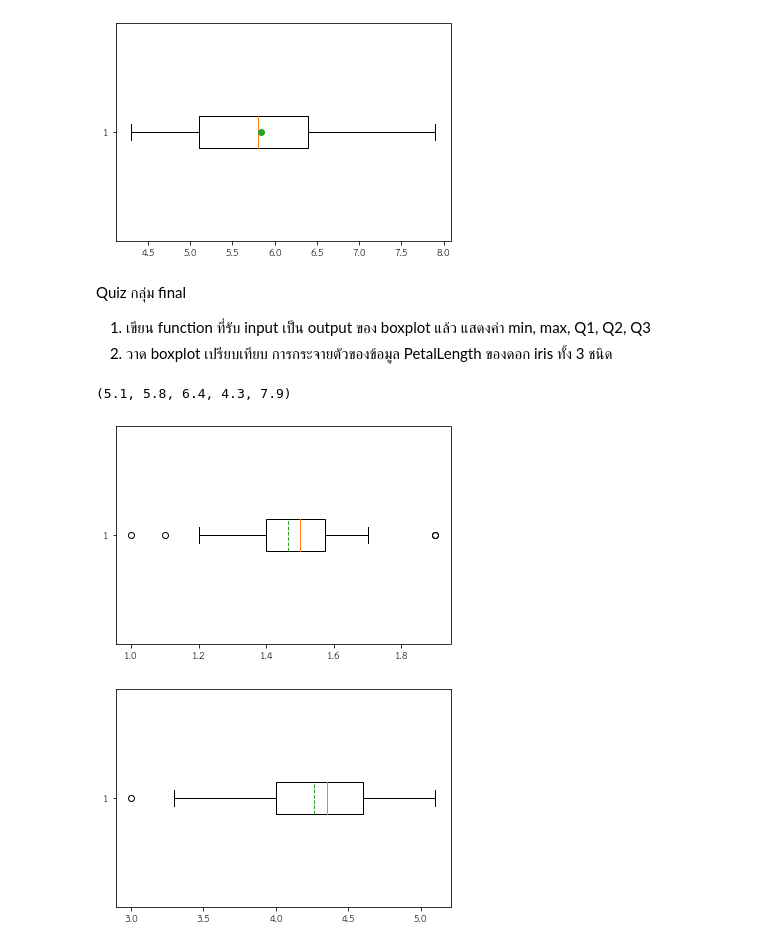
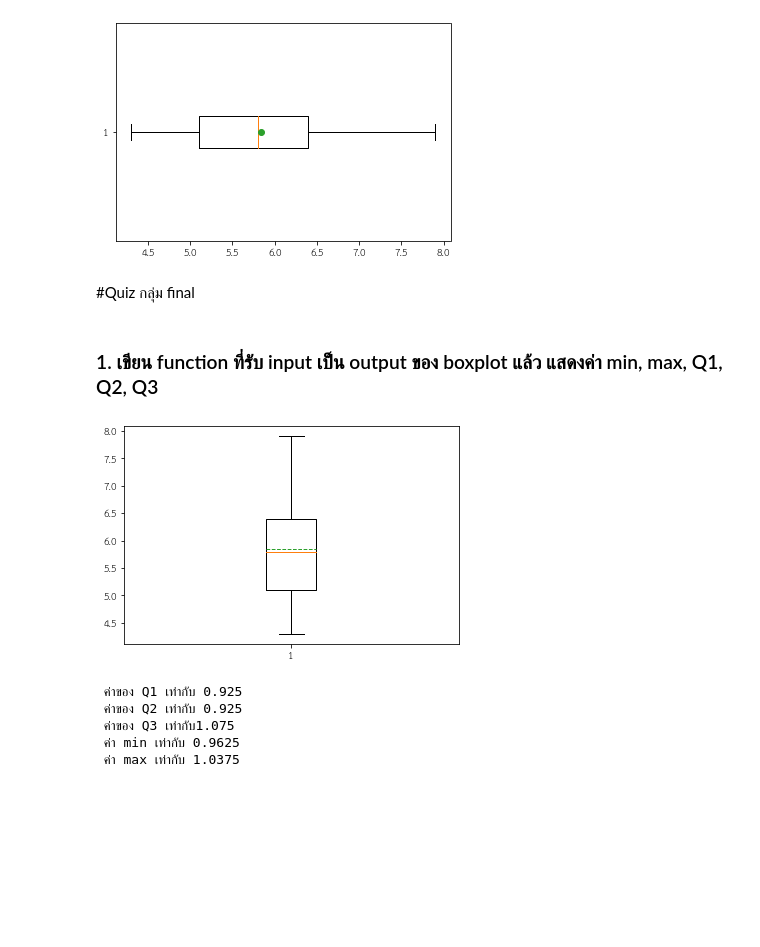
Before and after one commit to 6230204513/data_viz_2022, a Jupyter notebook: DataViz02_Data_Distribution.ipynb, the cells around one changed output. Saved outputs shown, nothing was run; the diff lists cells and outputs as text; code cells hidden in the pictures; blank space fills up the shorter version.

Commit message:
Quiz กลุ่ม final

```diff
--- a/DataViz02_Data_Distribution.ipynb
+++ b/DataViz02_Data_Distribution.ipynb
@@ -333,9 +333,13 @@ plt.boxplot(df['SepalLength'] , vert = False , showmeans = True ,meanprops = {'m
  'whiskers': [<matplotlib.lines.Line2D at 0x...>,
   <matplotlib.lines.Line2D at 0x...>]}
 [figure]
+# %% [markdown]
+#Quiz กลุ่ม final
 # %% [markdown]
-Quiz กลุ่ม final
-1. เขียน function ที่รับ input เป็น output ของ boxplot แล้ว แสดงค่า min, max, Q1, Q2, Q3
-2. วาด boxplot เปรียบเทียบ การกระจายตัวของข้อมูล PetalLength ของดอก iris ทั้ง 3 ชนิด
+### 1. เขียน function ที่รับ input เป็น output ของ boxplot แล้ว แสดงค่า min, max, Q1, Q2, Q3
+# %%
+ybp = plt.boxplot(df['SepalLength'], meanline = True ,showmeans=True)
+# %% [output]
+[figure, added]
 # %%
 #เขียน function ที่รับ input เป็น output ของ boxplot แล้ว แสดงค่า min, max, Q1, Q2,Q3
@@ -356,15 +353,8 @@ def box_vals(ybp,vert=True) :
 # %%
-box_vals(ybp,vert=False)
+box_vals(ybp)
 # %% [output]
-(5.1, 5.8, 6.4, 4.3, 7.9)
+ ค่าของ Q1 เท่ากับ 0.925
+ ค่าของ Q2 เท่ากับ 0.925
+ ค่าของ Q3 เท่ากับ1.075
+ ค่า min เท่ากับ 0.9625
+ ค่า max เท่ากับ 1.0375
-# %%
-#วาด boxplot เปรียบเทียบ การกระจายตัวของข้อมูล PetalLength ของดอก iris ทั้ง 3 ชนิด 'setosa','versicolor','verginica'
-X1 = df[df['Name']=='Iris-setosa']
-X = plt.boxplot(X1['PetalLength'] , vert = False , meanline = True ,showmeans=True)
-# %% [output]
-[figure, removed]
-# %%
-Y1 = df[df['Name']=='Iris-versicolor']
-Y = plt.boxplot(Y1['PetalLength'] , vert = False , meanline = True ,showmeans=True)
-# %% [output]
-[figure, removed]
```
Also changed, not shown: parts of 9 cells of this notebook.
